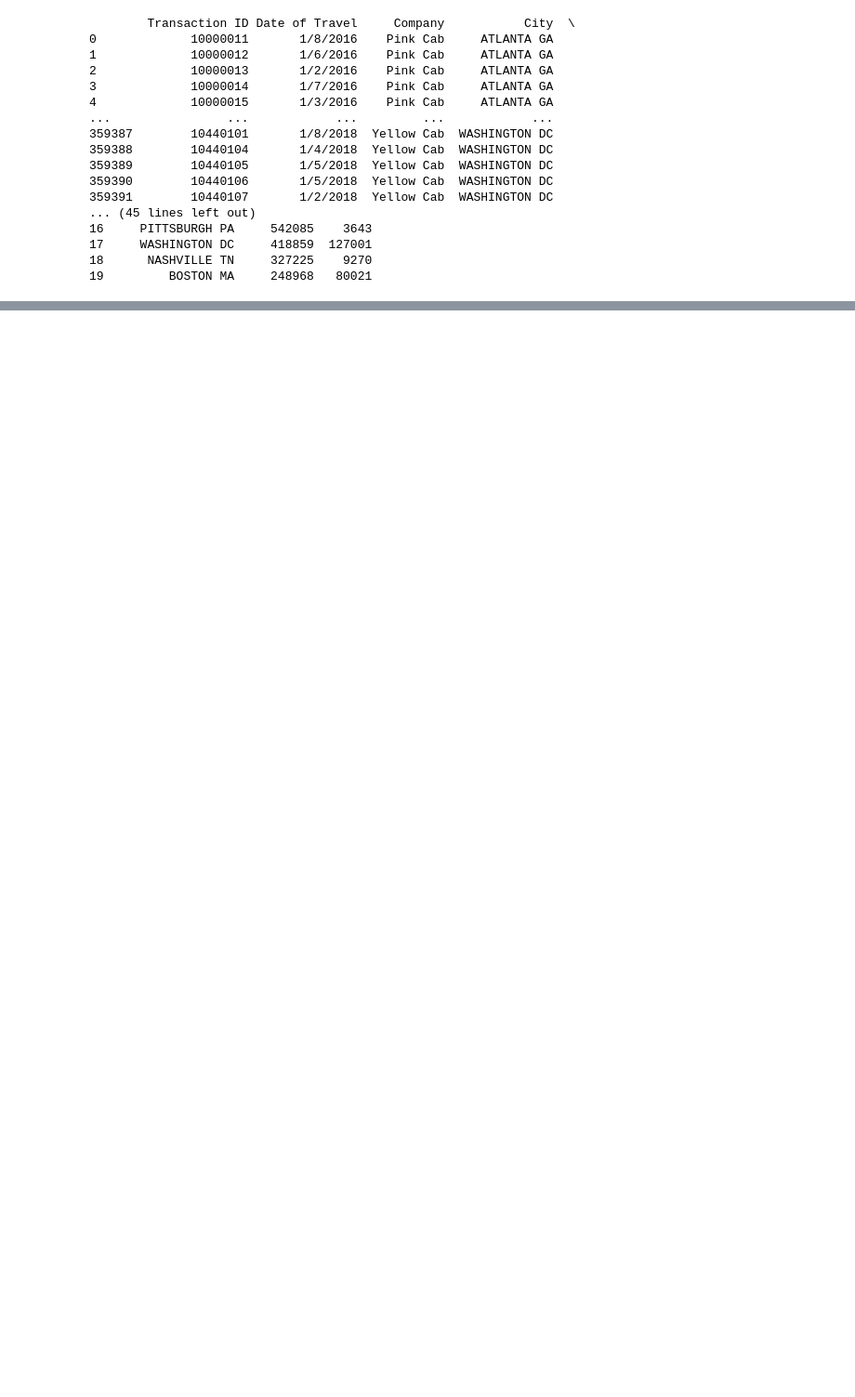
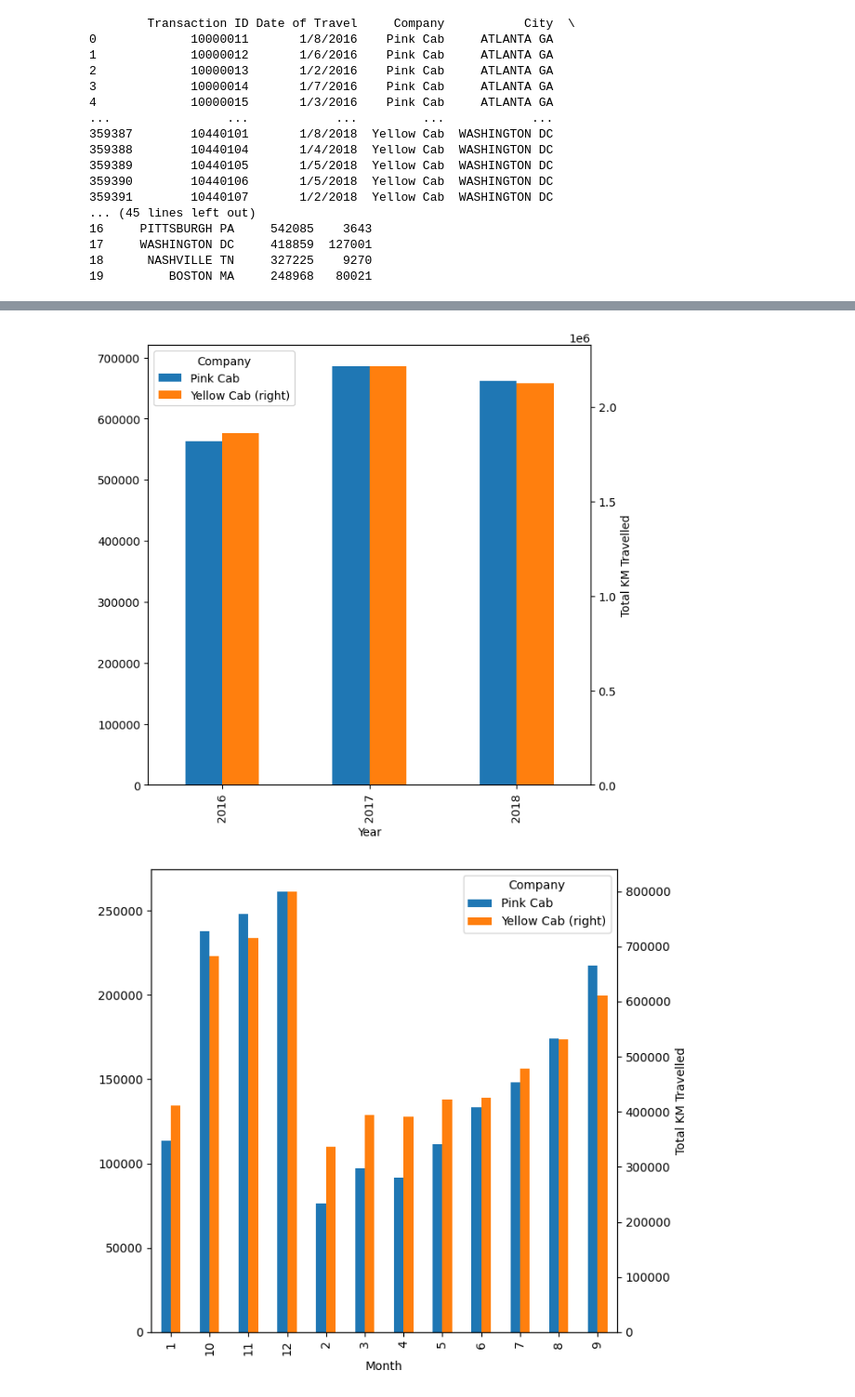
Before and after one commit to AryaSriva/DataSets, a Jupyter notebook: EDA.ipynb, the cells around one changed output, grey strips where cells are left out. Shown: that part at 93% size. Cells and saved outputs as stored; diff of their text form; code cells hidden in the pictures; blank space fills up the shorter version.

```diff
--- a/EDA.ipynb
+++ b/EDA.ipynb
@@ -88,0 +80,7 @@ avgAge.plot(kind='bar', x='City', y='Average Age', legend=False)
+# %%
+#which years and which months saw the most travel for each company?
+travelYear = cabData.groupby(['Year', 'Company'])['KM Travelled'].sum().unstack().plot(kind="bar",ylabel="Total KM Travelled", secondary_y='Yellow Cab', figsize=(7,7))
+travelMonth = cabData.groupby(['Month', 'Company'])['KM Travelled'].sum().unstack().plot(kind="bar", ylabel="Total KM Travelled", secondary_y='Yellow Cab', figsize=(7,7))
+# %% [output]
+[figure, added]
+[figure, added]
```
Also changed, not shown: parts of 8 cells of this notebook.
